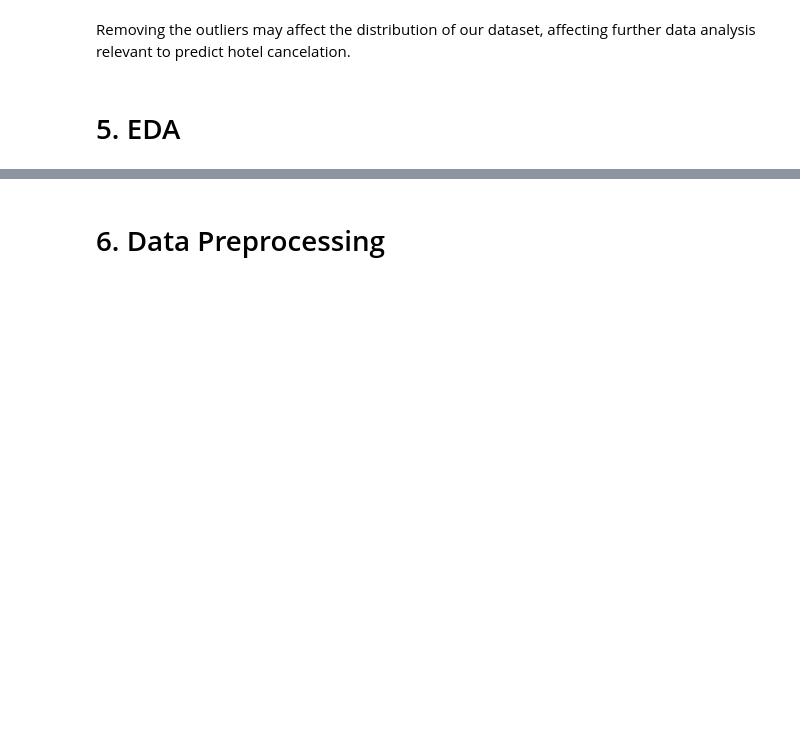
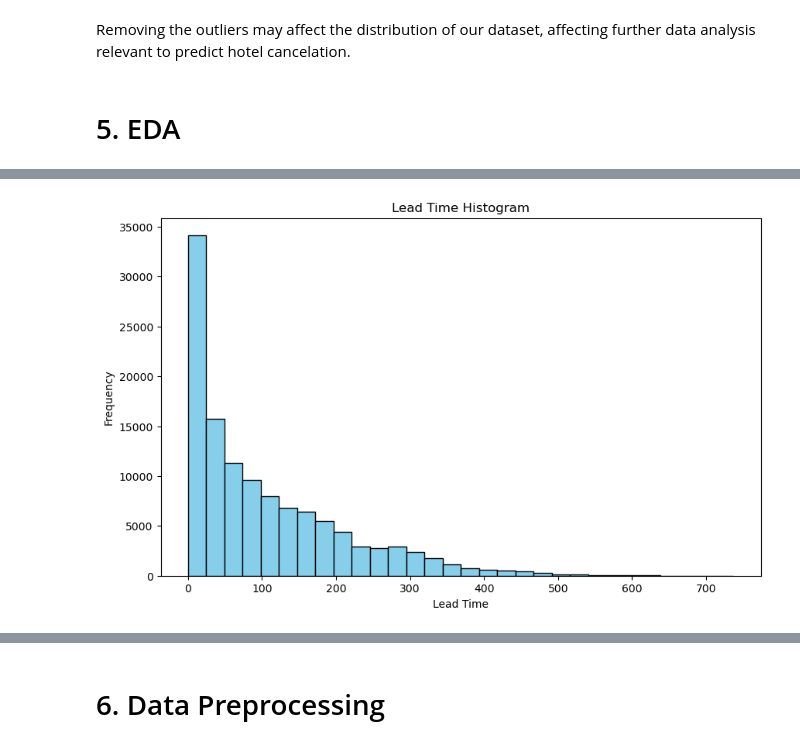
Before and after one commit to MuchiriKinyua/Hotel-booking-and-cancellation-system, a Jupyter notebook: Student.ipynb, the cells around one changed output, grey strips where cells are left out. Drawn from its saved outputs; the diff is of its cells as text; code cells hidden in the pictures; blank space fills up the shorter version.

```diff
--- a/Student.ipynb
+++ b/Student.ipynb
@@ -522,0 +548,8 @@ Removing the outliers may affect the distribution of our dataset, affecting furt
+# %%
+drop_column=["name","email","phone-number", "credit_card"]
+# %%
+hotel.drop(drop_column, axis=1, inplace=True)
+# %%
+#Create a feature that represents the total number of people
+hotel['total_guests'] = hotel['adults'] + hotel['children'] + hotel['babies']
+hotel.drop(['adults', 'children', 'babies'], axis=1, inplace=True)
@@ -522,0 +568,6 @@ Removing the outliers may affect the distribution of our dataset, affecting furt
+# %%
+#Create a binary feature indicating whether any special requests were made by the guest
+hotel['has_special_requests'] = (hotel['total_of_special_requests'] > 0).astype(int)
+
+# Drop the 'total_of_special_requests' column
+hotel.drop(['total_of_special_requests'], axis=1, inplace=True)
@@ -522,0 +589,15 @@ Removing the outliers may affect the distribution of our dataset, affecting furt
+# %%
+plt.figure(figsize=(10, 6))
+
+# Create the histogram
+plt.hist(hotel['lead_time'], bins=30, color='skyblue', edgecolor='black')
+
+# Add labels and title
+plt.xlabel('Lead Time')
+plt.ylabel('Frequency')
+plt.title('Lead Time Histogram')
+
+# Show the histogram
+plt.show()
+# %% [output]
+[figure, added]
```
Also changed, not shown: parts of 24 cells of this notebook.
